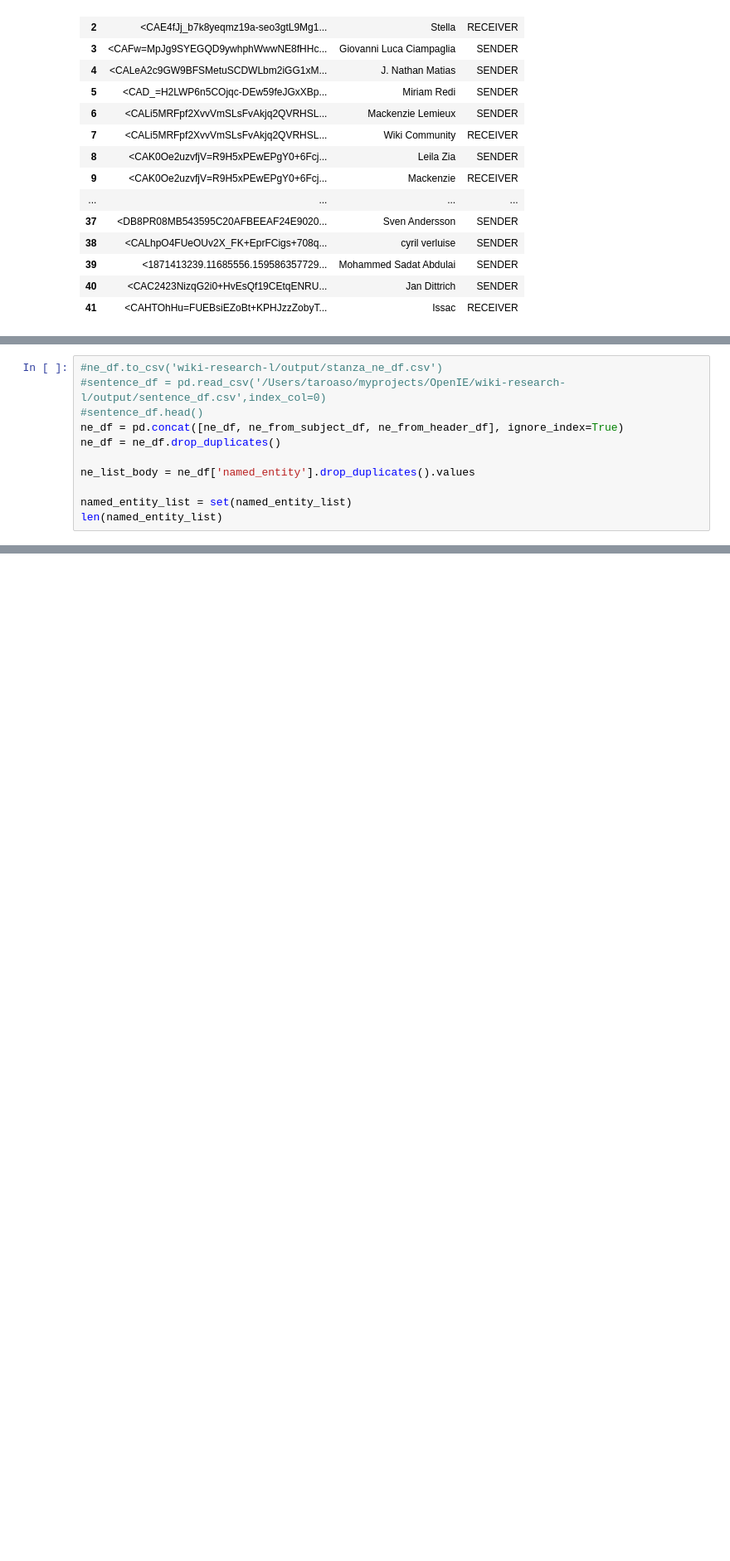
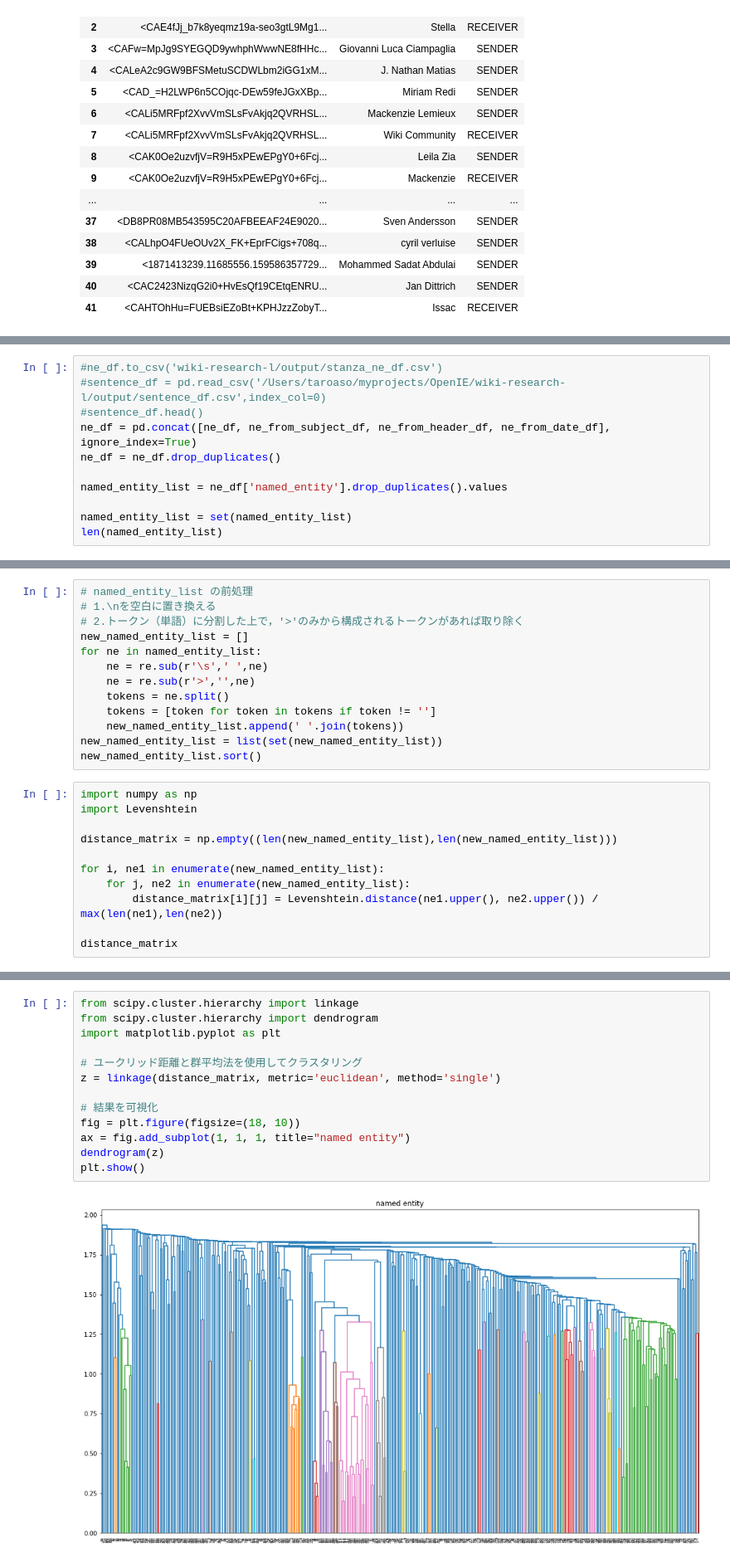
Before and after one commit to oratosa/OpenIE, a Jupyter notebook: main.ipynb, the cells around one changed output, grey strips where cells are left out. Shown at 83% size. Drawn from its saved outputs; the diff is of its cells as text; blank space fills up the shorter version.

Commit message:
Named Entityのクラスタリングを編集距離で行なった

```diff
--- a/main.ipynb
+++ b/main.ipynb
@@ -191,10 +209,10 @@ ne_from_subject_df.head()
 #ne_df.to_csv('wiki-research-l/output/stanza_ne_df.csv')
 #sentence_df = pd.read_csv('/Users/taroaso/myprojects/OpenIE/wiki-research-l/output/sentence_df.csv',index_col=0)
 #sentence_df.head()
-ne_df = pd.concat([ne_df, ne_from_subject_df, ne_from_header_df], ignore_index=True)
+ne_df = pd.concat([ne_df, ne_from_subject_df, ne_from_header_df, ne_from_date_df], ignore_index=True)
 ne_df = ne_df.drop_duplicates()
 
-ne_list_body = ne_df['named_entity'].drop_duplicates().values
+named_entity_list = ne_df['named_entity'].drop_duplicates().values
 
 named_entity_list = set(named_entity_list)
 len(named_entity_list)
@@ -204,0 +221,24 @@ ne_df.to_csv('wiki-research-l/output/stanza_ne_df.csv')
+# %%
+# named_entity_list の前処理
+# 1.\nを空白に置き換える
+# 2.トークン（単語）に分割した上で，'>'のみから構成されるトークンがあれば取り除く
+new_named_entity_list = []
+for ne in named_entity_list:
+    ne = re.sub(r'\s',' ',ne)
+    ne = re.sub(r'>','',ne)
+    tokens = ne.split()
+    tokens = [token for token in tokens if token != '']
+    new_named_entity_list.append(' '.join(tokens))
+new_named_entity_list = list(set(new_named_entity_list))
+new_named_entity_list.sort()
+# %%
+import numpy as np
+import Levenshtein
+
+distance_matrix = np.empty((len(new_named_entity_list),len(new_named_entity_list)))
+
+for i, ne1 in enumerate(new_named_entity_list):
+    for j, ne2 in enumerate(new_named_entity_list):
+        distance_matrix[i][j] = Levenshtein.distance(ne1.upper(), ne2.upper()) / max(len(ne1),len(ne2))
+
+distance_matrix
@@ -204,0 +259,15 @@ ne_df.to_csv('wiki-research-l/output/stanza_ne_df.csv')
+# %%
+from scipy.cluster.hierarchy import linkage
+from scipy.cluster.hierarchy import dendrogram
+import matplotlib.pyplot as plt
+
+# ユークリッド距離と群平均法を使用してクラスタリング
+z = linkage(distance_matrix, metric='euclidean', method='single')
+
+# 結果を可視化
+fig = plt.figure(figsize=(18, 10))
+ax = fig.add_subplot(1, 1, 1, title="named entity")
+dendrogram(z)
+plt.show()
+# %% [output]
+[figure, added]
```
Also changed, not shown: parts of 8 cells of this notebook.
